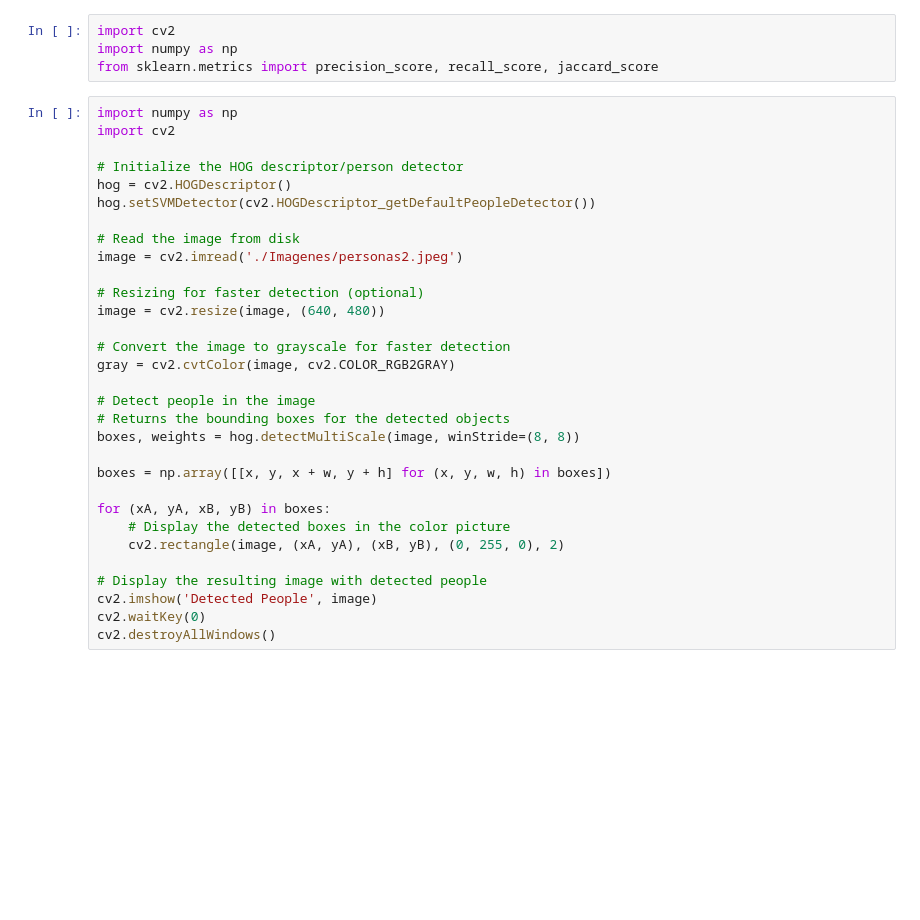
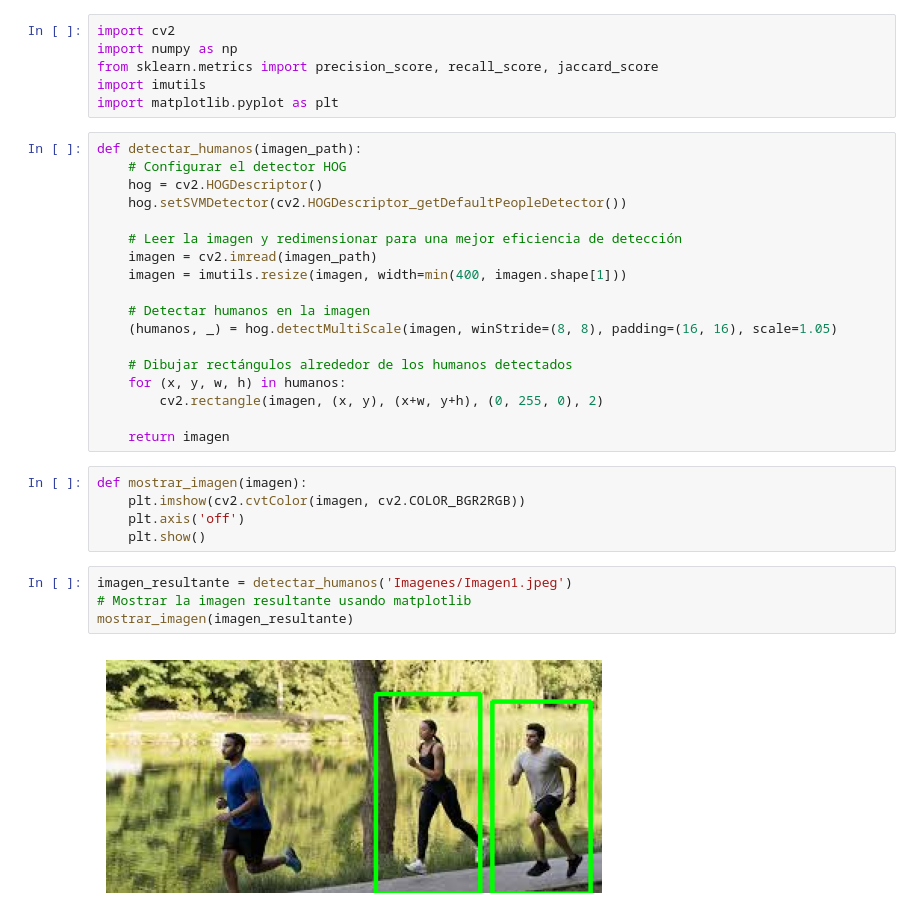
Before and after one commit to Daniel14gonc/Proyecto02_CV, a Jupyter notebook: Ejercicio1/ejercicio1.ipynb, the cells around one changed output. Cells and saved outputs as stored; diff of their text form; blank space fills up the shorter version.

```diff
--- a/Ejercicio1/ejercicio1.ipynb
+++ b/Ejercicio1/ejercicio1.ipynb
@@ -2,34 +2,34 @@
 import cv2
 import numpy as np
 from sklearn.metrics import precision_score, recall_score, jaccard_score
+import imutils
+import matplotlib.pyplot as plt
-# %%
-import numpy as np
-import cv2
-
-# Initialize the HOG descriptor/person detector
-hog = cv2.HOGDescriptor()
-hog.setSVMDetector(cv2.HOGDescriptor_getDefaultPeopleDetector())
-
-# Read the image from disk
-image = cv2.imread('./Imagenes/personas2.jpeg')
-
-# Resizing for faster detection (optional)
-image = cv2.resize(image, (640, 480))
-
-# Convert the image to grayscale for faster detection
-gray = cv2.cvtColor(image, cv2.COLOR_RGB2GRAY)
-
-# Detect people in the image
-# Returns the bounding boxes for the detected objects
-boxes, weights = hog.detectMultiScale(image, winStride=(8, 8))
-
-boxes = np.array([[x, y, x + w, y + h] for (x, y, w, h) in boxes])
-
-for (xA, yA, xB, yB) in boxes:
-    # Display the detected boxes in the color picture
-    cv2.rectangle(image, (xA, yA), (xB, yB), (0, 255, 0), 2)
-
-# Display the resulting image with detected people
-cv2.imshow('Detected People', image)
-cv2.waitKey(0)
-cv2.destroyAllWindows()
+# %%
+def detectar_humanos(imagen_path):
+    # Configurar el detector HOG
+    hog = cv2.HOGDescriptor()
+    hog.setSVMDetector(cv2.HOGDescriptor_getDefaultPeopleDetector())
+
+    # Leer la imagen y redimensionar para una mejor eficiencia de detección
+    imagen = cv2.imread(imagen_path)
+    imagen = imutils.resize(imagen, width=min(400, imagen.shape[1]))
+
+    # Detectar humanos en la imagen
+    (humanos, _) = hog.detectMultiScale(imagen, winStride=(8, 8), padding=(16, 16), scale=1.05)
+
+    # Dibujar rectángulos alrededor de los humanos detectados
+    for (x, y, w, h) in humanos:
+        cv2.rectangle(imagen, (x, y), (x+w, y+h), (0, 255, 0), 2)
+
+    return imagen
+# %%
+def mostrar_imagen(imagen):
+    plt.imshow(cv2.cvtColor(imagen, cv2.COLOR_BGR2RGB))
+    plt.axis('off')
+    plt.show()
+# %%
+imagen_resultante = detectar_humanos('Imagenes/Imagen1.jpeg')
+# Mostrar la imagen resultante usando matplotlib
+mostrar_imagen(imagen_resultante)
+# %% [output]
+[figure, added]
```
Also changed, not shown: parts of 3 cells of this notebook, 54 other files.
